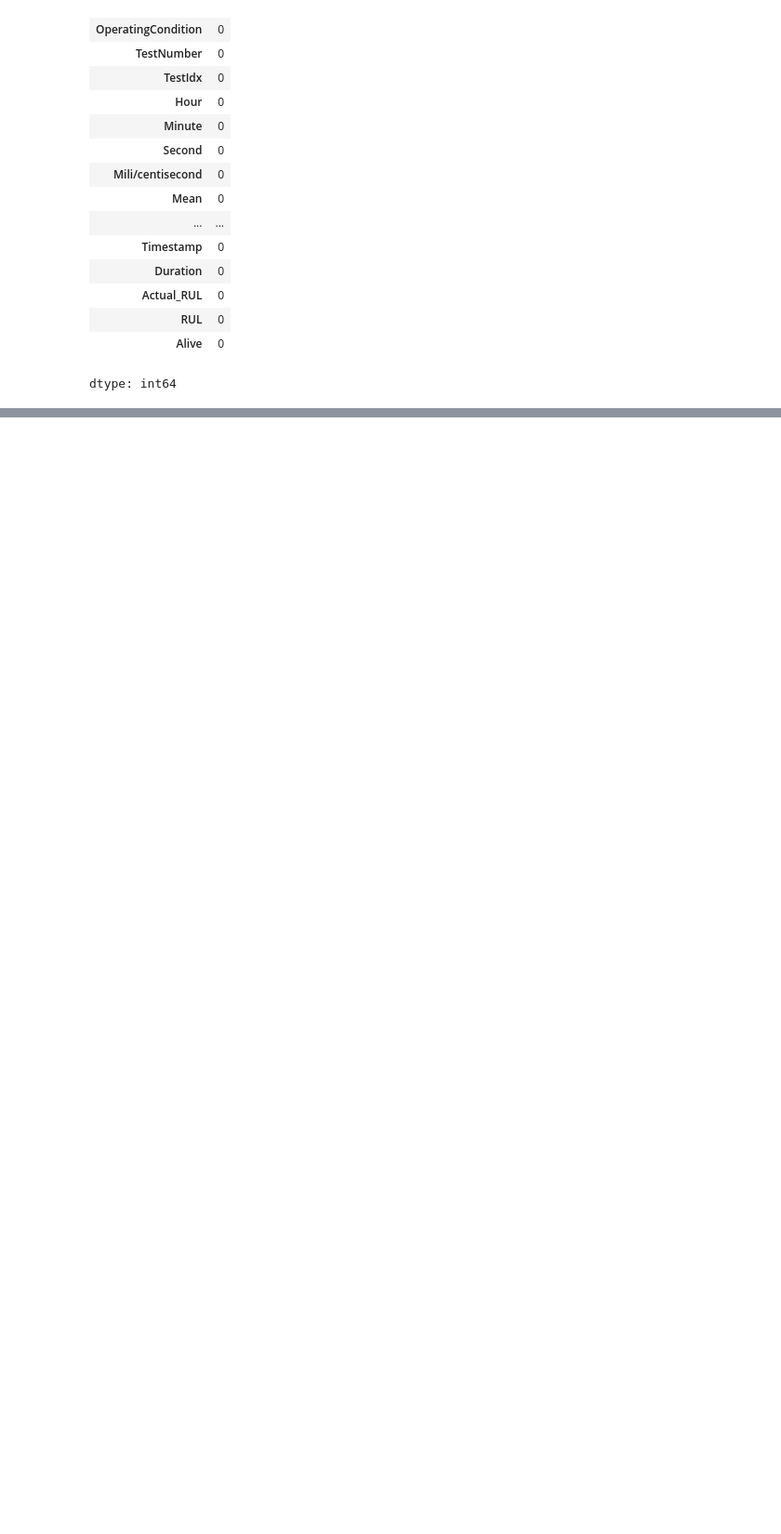
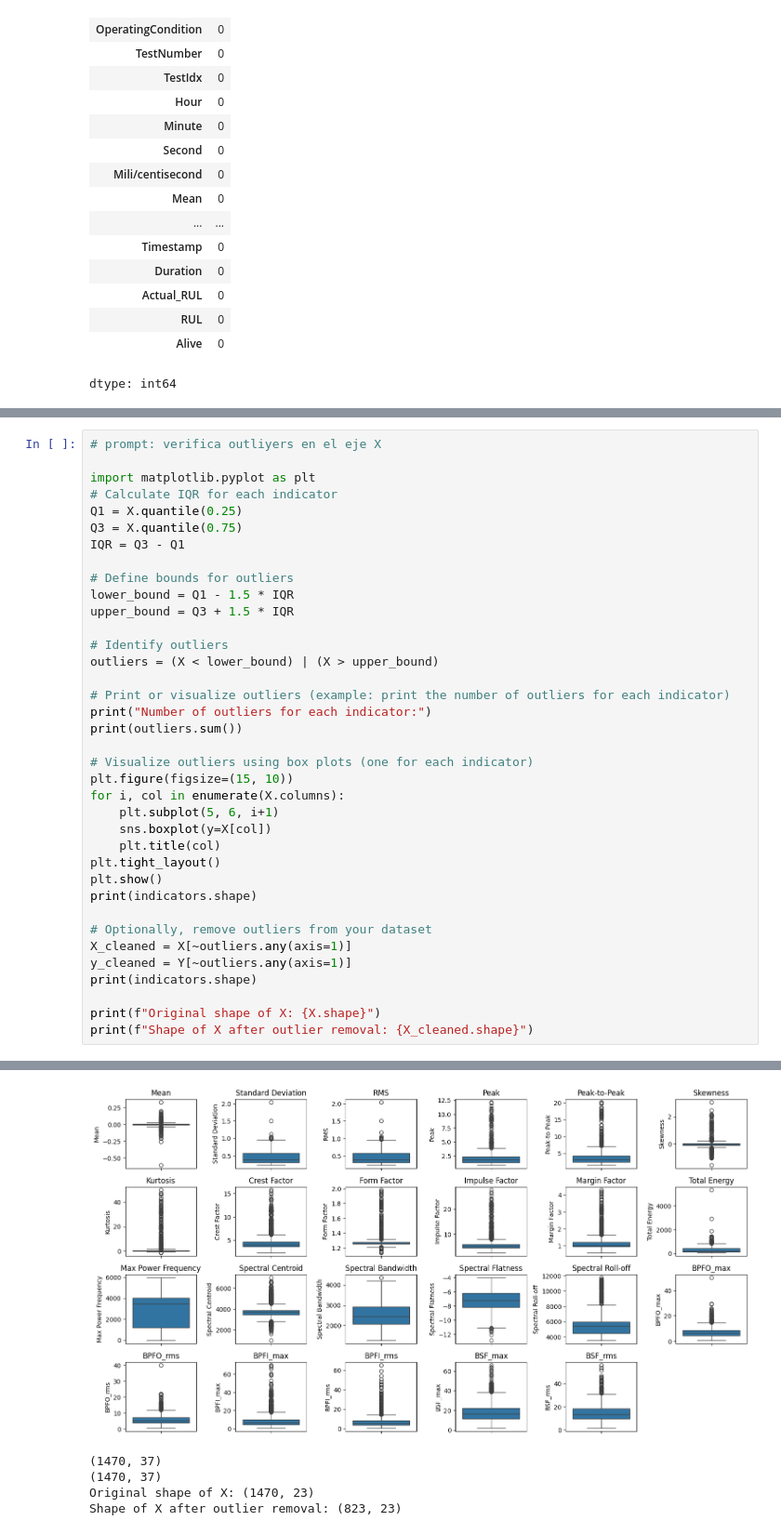
Before and after one commit to Aitor1411/AR-PCB, a Jupyter notebook: src/05_DIY_Model.ipynb, the cells around one changed output, grey strips where cells are left out. Shown at 93% size. Drawn from its saved outputs; the diff is of its cells as text; blank space fills up the shorter version.

```diff
--- a/src/05_DIY_Model.ipynb
+++ b/src/05_DIY_Model.ipynb
@@ -222,0 +239,38 @@ dtype: int64
+# %%
+# prompt: verifica outliyers en el eje X
+
+import matplotlib.pyplot as plt
+# Calculate IQR for each indicator
+Q1 = X.quantile(0.25)
+Q3 = X.quantile(0.75)
+IQR = Q3 - Q1
+
+# Define bounds for outliers
+lower_bound = Q1 - 1.5 * IQR
+upper_bound = Q3 + 1.5 * IQR
+
+# Identify outliers
+outliers = (X < lower_bound) | (X > upper_bound)
+
+# Print or visualize outliers (example: print the number of outliers for each indicator)
+print("Number of outliers for each indicator:")
+print(outliers.sum())
+
+# Visualize outliers using box plots (one for each indicator)
+plt.figure(figsize=(15, 10))
+for i, col in enumerate(X.columns):
+    plt.subplot(5, 6, i+1)
+    sns.boxplot(y=X[col])
+    plt.title(col)
+plt.tight_layout()
+plt.show()
+print(indicators.shape)
+
+# Optionally, remove outliers from your dataset
+X_cleaned = X[~outliers.any(axis=1)]
+y_cleaned = Y[~outliers.any(axis=1)]
+print(indicators.shape)
+
+print(f"Original shape of X: {X.shape}")
+print(f"Shape of X after outlier removal: {X_cleaned.shape}")
+# %% [output]
@@ -222,0 +294,5 @@ dtype: int64
+[figure, added]
+(1470, 37)
+(1470, 37)
+Original shape of X: (1470, 23)
+Shape of X after outlier removal: (823, 23)
```
Also changed, not shown: parts of 3 cells of this notebook.
